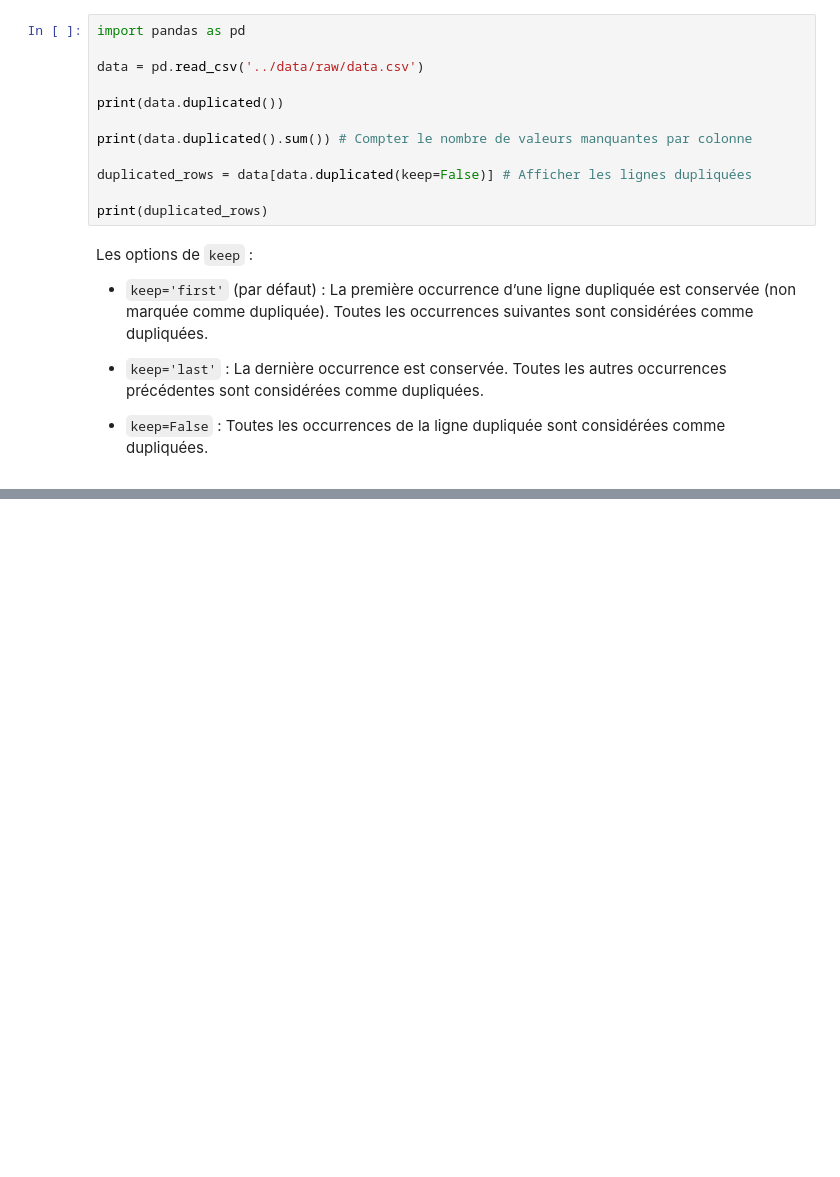
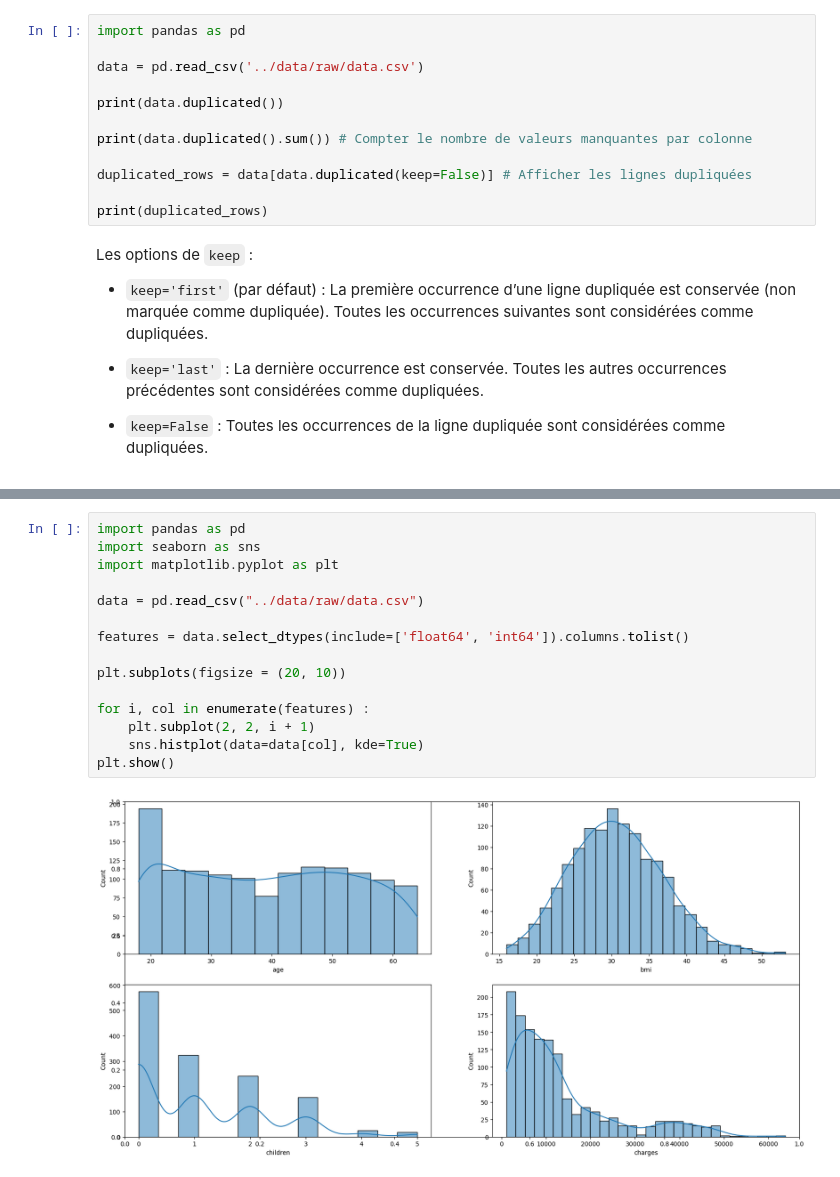
Before and after one commit to ABDELHAFIDAIT/MediCharge-Predictor, a Jupyter notebook: src/explore.ipynb, the cells around one changed output, grey strips where cells are left out. Drawn from its saved outputs; the diff is of its cells as text; blank space fills up the shorter version.

```diff
--- a/src/explore.ipynb
+++ b/src/explore.ipynb
@@ -172,0 +318,17 @@ Les options de <code>keep</code> :
+# %%
+import pandas as pd
+import seaborn as sns
+import matplotlib.pyplot as plt
+
+data = pd.read_csv("../data/raw/data.csv")
+
+features = data.select_dtypes(include=['float64', 'int64']).columns.tolist()
+
+plt.subplots(figsize = (20, 10))
+
+for i, col in enumerate(features) :
+    plt.subplot(2, 2, i + 1)
+    sns.histplot(data=data[col], kde=True)
+plt.show()
+# %% [output]
+[figure, added]
```
Also changed, not shown: parts of 8 cells of this notebook.
